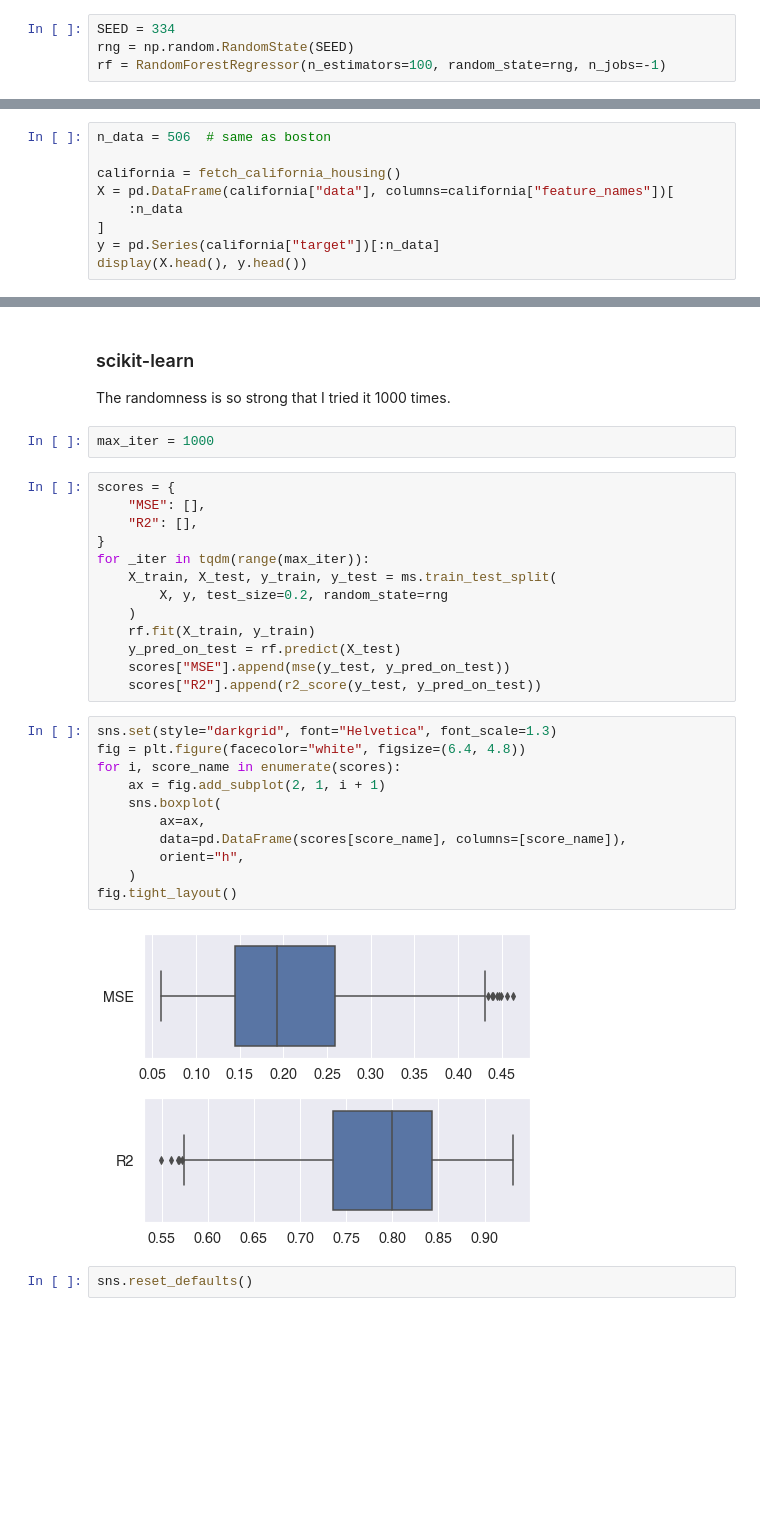
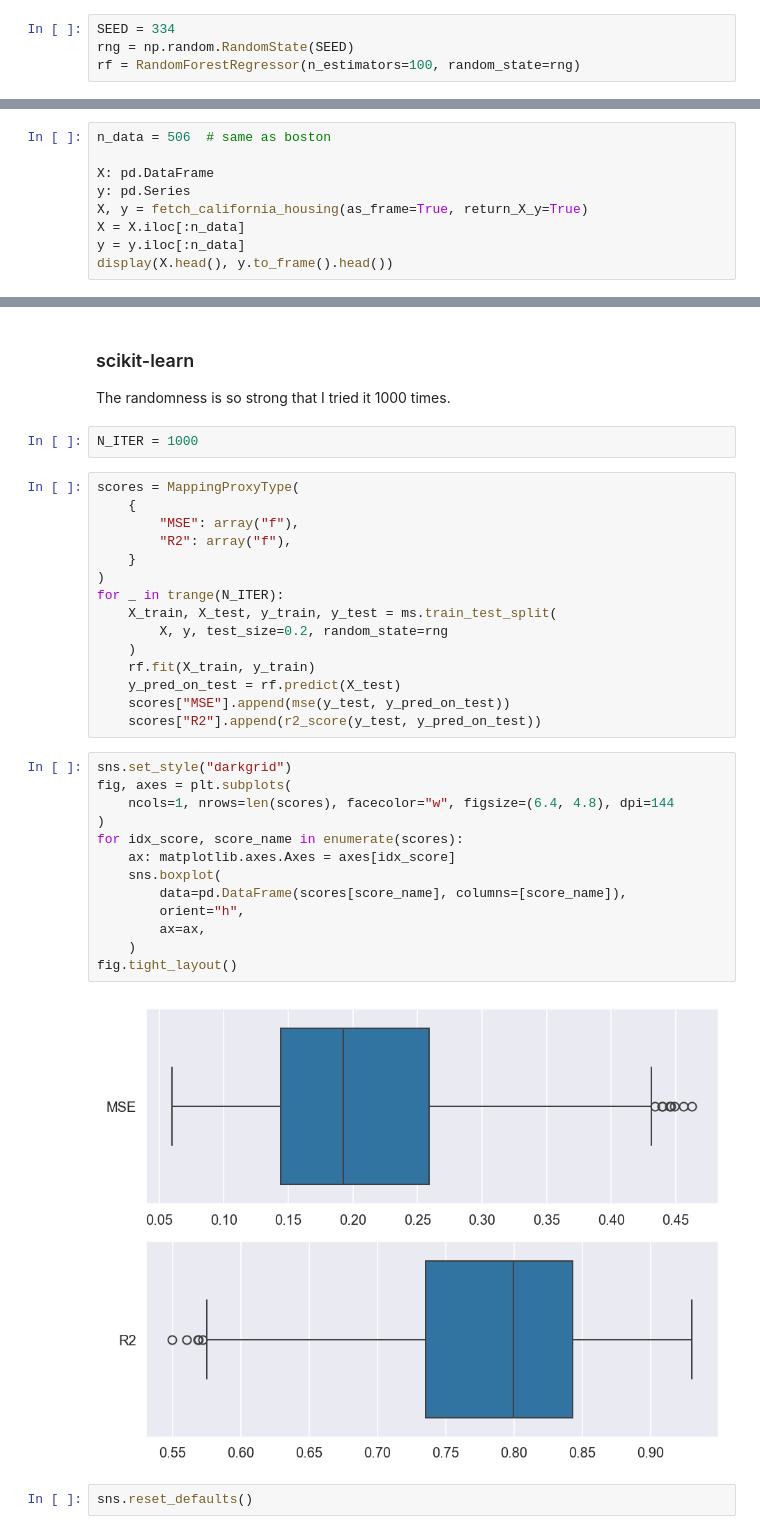
Before and after one commit to yu9824/kennard_stone, a Jupyter notebook: examples/comparison.ipynb, the cells around one changed output, grey strips where cells are left out. Cells and saved outputs as stored; diff of their text form; blank space fills up the shorter version.

```diff
--- a/examples/comparison.ipynb
+++ b/examples/comparison.ipynb
@@ -19,7 +23,7 @@ Set random_state for reproducibility.
 # %%
 SEED = 334
 rng = np.random.RandomState(SEED)
-rf = RandomForestRegressor(n_estimators=100, random_state=rng, n_jobs=-1)
+rf = RandomForestRegressor(n_estimators=100, random_state=rng)
 # %% [markdown]
 ### Sample data
 
@@ -27,12 +31,12 @@ The dataset of California house prices is too large and takes a long time to run
 # %%
 n_data = 506  # same as boston
 
-california = fetch_california_housing()
-X = pd.DataFrame(california["data"], columns=california["feature_names"])[
-    :n_data
-]
-y = pd.Series(california["target"])[:n_data]
-display(X.head(), y.head())
+X: pd.DataFrame
+y: pd.Series
+X, y = fetch_california_housing(as_frame=True, return_X_y=True)
+X = X.iloc[:n_data]
+y = y.iloc[:n_data]
+display(X.head(), y.to_frame().head())
 # %% [output]
 |  | MedInc | HouseAge | AveRooms | AveBedrms | Population | AveOccup | Latitude | Longitude |
 | 0 | 8.3252 | 41.0 | 6.984127 | 1.023810 | 322.0 | 2.555556 | 37.88 | -122.23 |
@@ -52,13 +56,15 @@ dtype: float64
 ### scikit-learn
 The randomness is so strong that I tried it 1000 times.
 # %%
-max_iter = 1000
+N_ITER = 1000
 # %%
-scores = {
-    "MSE": [],
-    "R2": [],
-}
-for _iter in tqdm(range(max_iter)):
+scores = MappingProxyType(
+    {
+        "MSE": array("f"),
+        "R2": array("f"),
+    }
+)
+for _ in trange(N_ITER):
     X_train, X_test, y_train, y_test = ms.train_test_split(
         X, y, test_size=0.2, random_state=rng
     )
@@ -67,18 +73,20 @@ for _iter in tqdm(range(max_iter)):
     scores["MSE"].append(mse(y_test, y_pred_on_test))
     scores["R2"].append(r2_score(y_test, y_pred_on_test))
 # %%
-sns.set(style="darkgrid", font="Helvetica", font_scale=1.3)
-fig = plt.figure(facecolor="white", figsize=(6.4, 4.8))
-for i, score_name in enumerate(scores):
-    ax = fig.add_subplot(2, 1, i + 1)
+sns.set_style("darkgrid")
+fig, axes = plt.subplots(
+    ncols=1, nrows=len(scores), facecolor="w", figsize=(6.4, 4.8), dpi=144
+)
+for idx_score, score_name in enumerate(scores):
+    ax: matplotlib.axes.Axes = axes[idx_score]
     sns.boxplot(
-        ax=ax,
         data=pd.DataFrame(scores[score_name], columns=[score_name]),
         orient="h",
+        ax=ax,
     )
 fig.tight_layout()
 # %% [output]
-[figure, old version]
+[figure, new version]
 # %%
 sns.reset_defaults()
 # %% [markdown]
```
Also changed, not shown: parts of 10 cells of this notebook.
